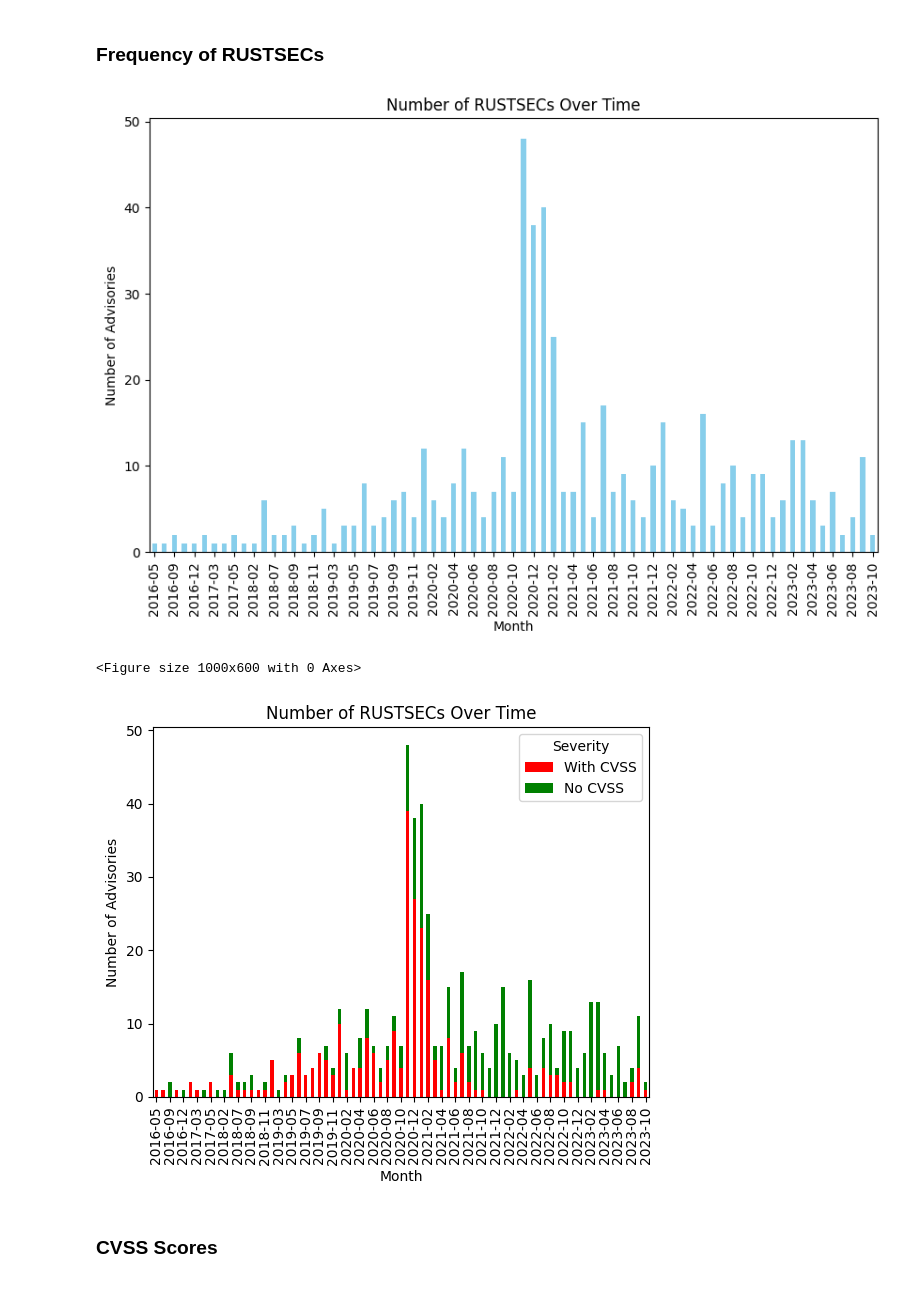
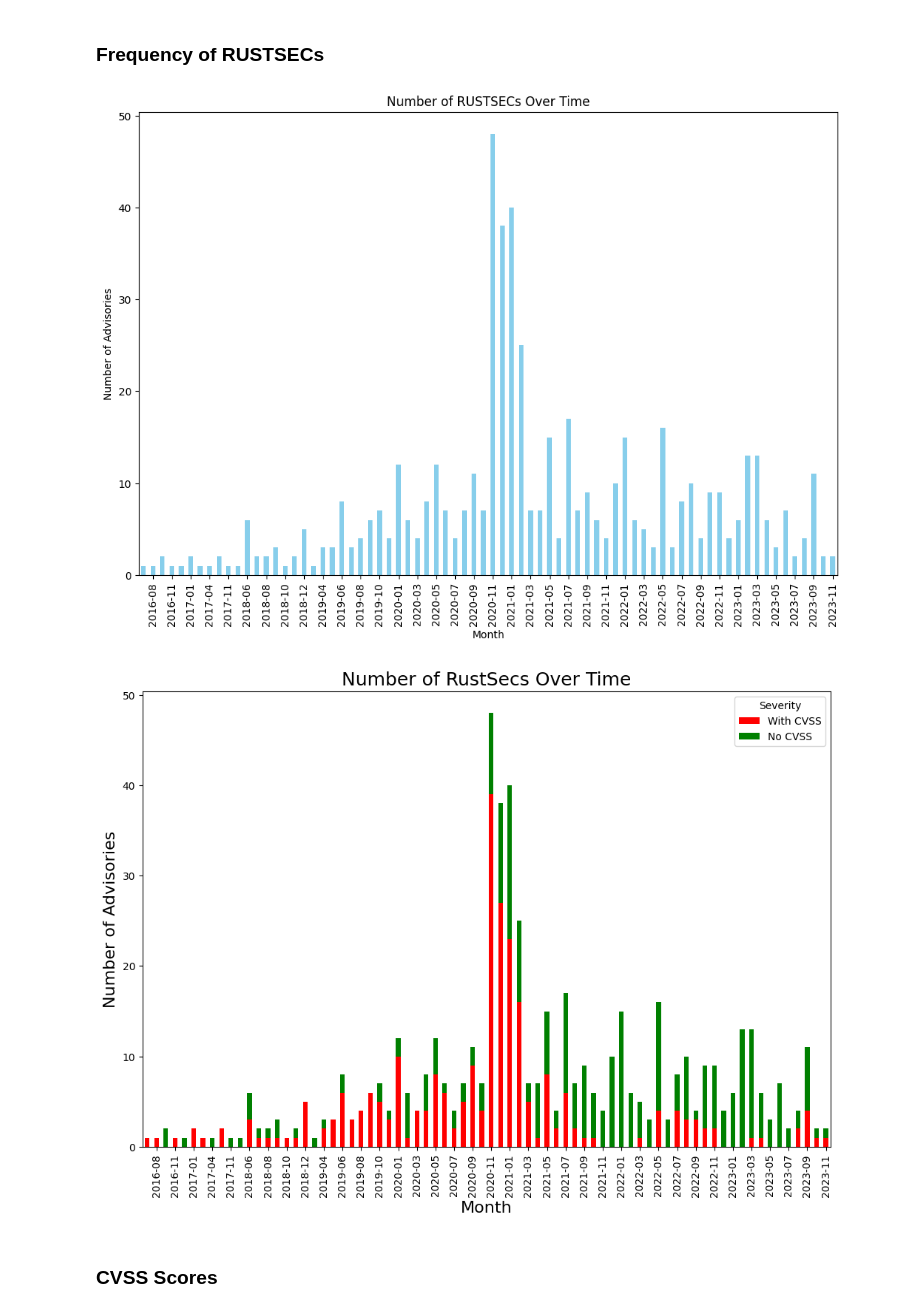
Before and after one commit to ratoru/cargo-ecosystem-lag, a Jupyter notebook: rustsec-analysis/analysis.ipynb, the cells around one changed output. Cells and saved outputs as stored; diff of their text form; code cells hidden in the pictures.

Commit message:
updates plots

```diff
--- a/rustsec-analysis/analysis.ipynb
+++ b/rustsec-analysis/analysis.ipynb
@@ -10,6 +10,8 @@ import pandas as pd
 import numpy as np
 import matplotlib.pyplot as plt
 from cvss import CVSS2, CVSS3 # converts CVSS strings to score
+
+plt.rcParams['figure.figsize'] = [12, 8] # set figure size
 # %% [markdown]
 ## Data Aggregation
 
@@ -95,39 +97,46 @@ Number of vulnerabilities: 548
 # %% [markdown]
 ### Frequency of RUSTSECs
 # %%
-monthly_counts = df['published'].groupby(df['published'].dt.to_period("M")).count()
-# Plotting
-plt.figure(figsize=(10, 6))
-monthly_counts.plot(kind='bar', color='skyblue')
+def plot_all_advisories(df, save_path = ''):
+    monthly_counts = df['published'].groupby(df['published'].dt.to_period("M")).count()
+    # Plotting
+    monthly_counts.plot(kind='bar', color='skyblue')
 
-# Adding labels and title
-plt.gca().xaxis.set_major_locator(plt.matplotlib.dates.DayLocator(interval=2))
-plt.xlabel('Month')
-plt.ylabel('Number of Advisories')
-plt.title('Number of RUSTSECs Over Time')
-plt.show()
+    # Adding labels and title
+    plt.gca().xaxis.set_major_locator(plt.matplotlib.dates.DayLocator(interval=2))
+    plt.xlabel('Month')
+    plt.ylabel('Number of Advisories')
+    plt.title('Number of RUSTSECs Over Time')
+    if save_path != '':
+        plt.savefig(save_path, dpi=300, bbox_inches = "tight")
+    plt.show()
+
+plot_all_advisories(df)
 # %% [output]
-[figure, old version]
+[figure, new version]
 # %%
-# Group by month and count occurrences of NaN and non-NaN 'severity'
-df['severity_is_nan'] = df['severity'].isna()
-monthly_counts = df.groupby([df['published'].dt.to_period("M"), 'severity_is_nan']).size().unstack(fill_value=0)
+def plot_rustsec_over_time(df, save_path = ''):
+    # Group by month and count occurrences of NaN and non-NaN 'severity'
+    df['severity_is_nan'] = df['severity'].isna()
+    monthly_counts = df.groupby([df['published'].dt.to_period("M"), 'severity_is_nan']).size().unstack(fill_value=0)
 
-# Plotting a stacked bar plot
-plt.figure(figsize=(10, 6))
-ax = monthly_counts.plot(kind='bar', stacked=True, color=['red', 'green'])
+    # Plotting a stacked bar plot
+    ax = monthly_counts.plot(kind='bar', stacked=True, color=['red', 'green'])
 
-# Adding labels and title
-plt.gca().xaxis.set_major_locator(plt.matplotlib.dates.DayLocator(interval=2))
-plt.xlabel('Month')
-plt.ylabel('Number of Advisories')
-plt.title('Number of RUSTSECs Over Time')
-legend_labels = ["With CVSS", "No CVSS"]
-ax.legend(legend_labels, title='Severity')
-plt.show()
+    # Adding labels and title
+    plt.gca().xaxis.set_major_locator(plt.matplotlib.dates.DayLocator(interval=2))
+    plt.xlabel('Month', fontsize= 16)
+    plt.ylabel('Number of Advisories', fontsize=16)
+    plt.title('Number of RustSecs Over Time', fontsize = 18)
+    legend_labels = ["With CVSS", "No CVSS"]
+    ax.legend(legend_labels, title='Severity')
+    if save_path != '':
+        plt.savefig(save_path, dpi=300, bbox_inches = "tight")
+    plt.show()
+
+plot_rustsec_over_time(df, 'graphs/advisories-over-time.png')
 # %% [output]
-<Figure size 1000x600 with 0 Axes>
-[figure, old version]
+[figure, new version]
 # %% [markdown]
 ### CVSS Scores
 # %%
```
Also changed, not shown: parts of 9 cells of this notebook, 8 other files.
